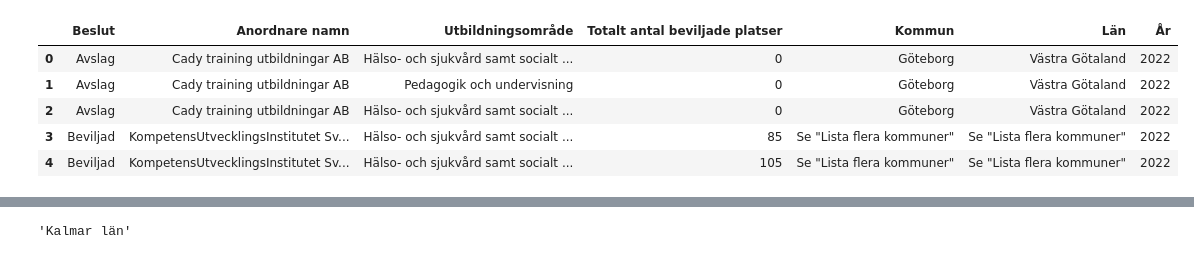
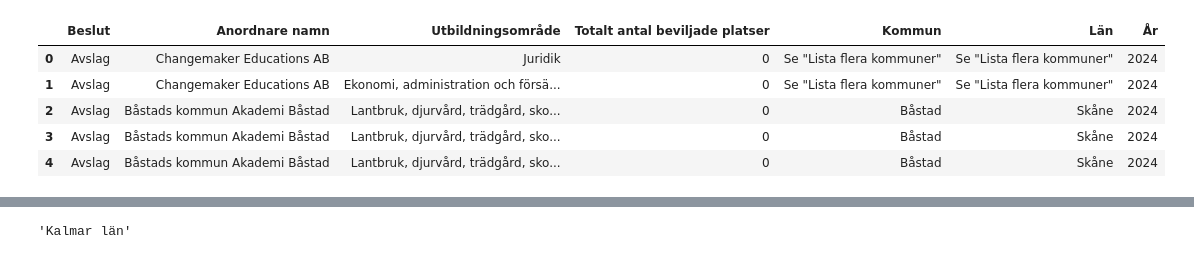
Before and after one commit to Ferothanes/Datavisualisering_Gruppprojekt_Grupp10, a Jupyter notebook: EDA/karta.ipynb, the cells around one changed output, grey strips where cells are left out. Cells and saved outputs as stored; diff of their text form; code cells hidden in the pictures.

```diff
--- a/EDA/karta.ipynb
+++ b/EDA/karta.ipynb
@@ -1,15 +1,15 @@
 # %%
 import pandas as pd
 import duckdb
 
 df = pd.read_excel(
-    "../data/sammanfogad_kurser_inom_yh_2020-2024.xlsx"
+    "../data/sammanfogad_kurser_inom_yh_2024 (1).xlsx"
 )
 df.head()
 # %% [output]
 |  | Beslut | Anordnare namn | Utbildningsområde | Totalt antal beviljade platser | Kommun | Län | År |
-| 0 | Avslag | Cady training utbildningar AB | Hälso- och sjukvård samt socialt ... | 0 | Göteborg | Västra Götaland | 2022 |
-| 1 | Avslag | Cady training utbildningar AB | Pedagogik och undervisning | 0 | Göteborg | Västra Götaland | 2022 |
-| 2 | Avslag | Cady training utbildningar AB | Hälso- och sjukvård samt socialt ... | 0 | Göteborg | Västra Götaland | 2022 |
-| 3 | Beviljad | KompetensUtvecklingsInstitutet Sv... | Hälso- och sjukvård samt socialt ... | 85 | Se "Lista flera kommuner" | Se "Lista flera kommuner" | 2022 |
-| 4 | Beviljad | KompetensUtvecklingsInstitutet Sv... | Hälso- och sjukvård samt socialt ... | 105 | Se "Lista flera kommuner" | Se "Lista flera kommuner" | 2022 |
+| 0 | Avslag | Changemaker Educations AB | Juridik | 0 | Se "Lista flera kommuner" | Se "Lista flera kommuner" | 2024 |
+| 1 | Avslag | Changemaker Educations AB | Ekonomi, administration och försä... | 0 | Se "Lista flera kommuner" | Se "Lista flera kommuner" | 2024 |
+| 2 | Avslag | Båstads kommun Akademi Båstad | Lantbruk, djurvård, trädgård, sko... | 0 | Båstad | Skåne | 2024 |
+| 3 | Avslag | Båstads kommun Akademi Båstad | Lantbruk, djurvård, trädgård, sko... | 0 | Båstad | Skåne | 2024 |
+| 4 | Avslag | Båstads kommun Akademi Båstad | Lantbruk, djurvård, trädgård, sko... | 0 | Båstad | Skåne | 2024 |
```
Also changed, not shown: parts of 7 cells of this notebook, 3 other files.
